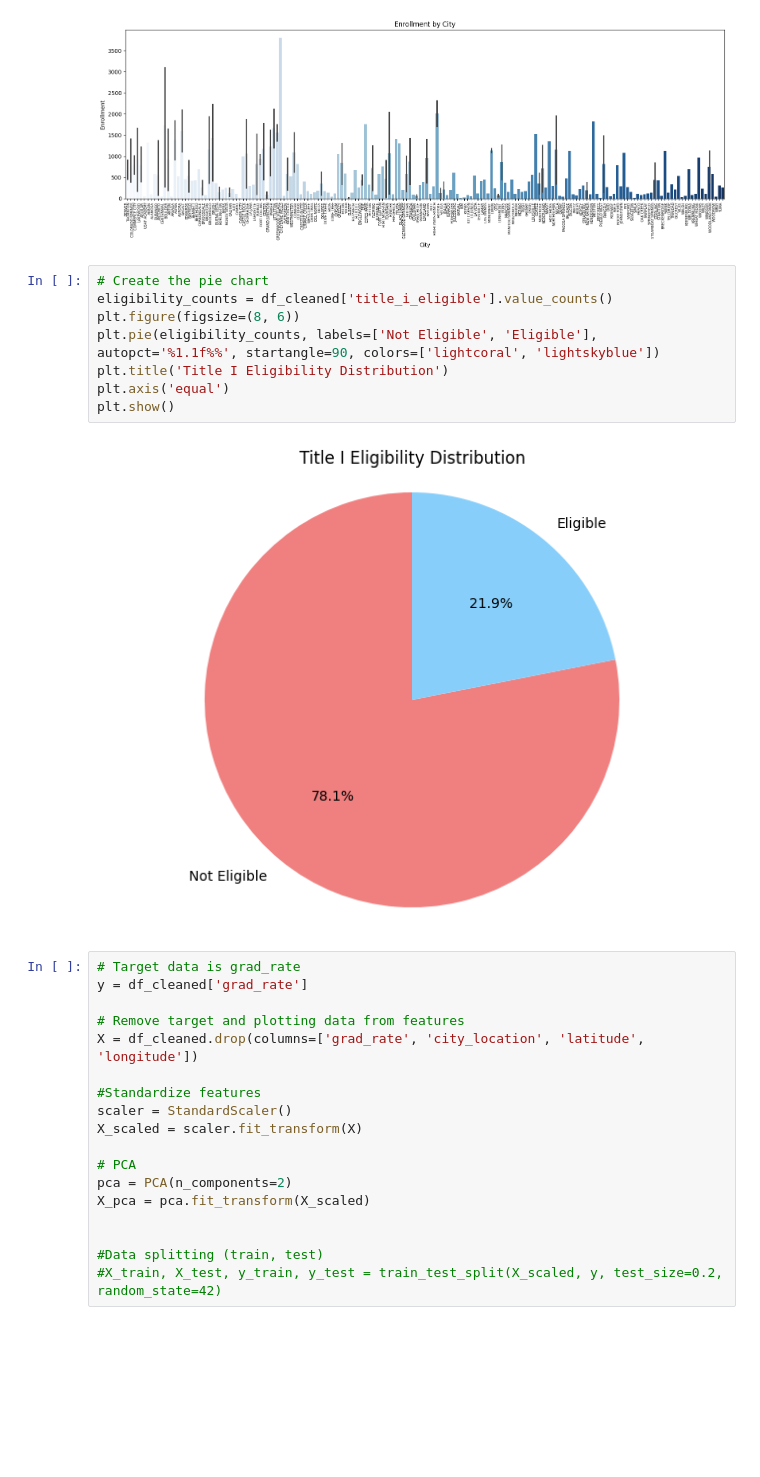
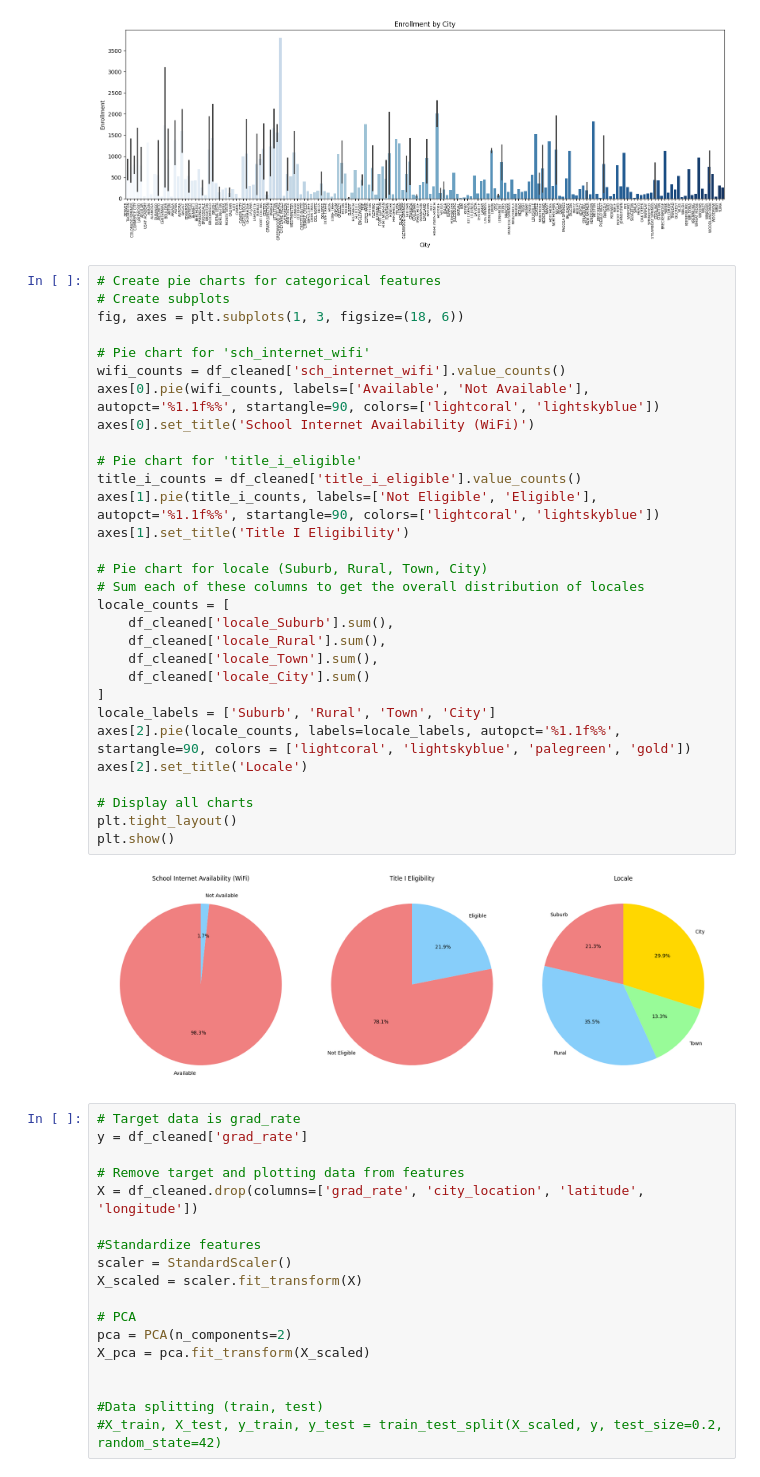
Before and after one commit to melody-gold/csci303_project, a Jupyter notebook: CSCI303_Semester_Proj.ipynb, the cells around one changed output. Drawn from its saved outputs; the diff is of its cells as text; blank space fills up the shorter version.

```diff
--- a/CSCI303_Semester_Proj.ipynb
+++ b/CSCI303_Semester_Proj.ipynb
@@ -180,16 +151,38 @@ plt.tight_layout()
 plt.show()
 # %% [output]
 [figure]
-# %%
-# Create the pie chart
-eligibility_counts = df_cleaned['title_i_eligible'].value_counts()
-plt.figure(figsize=(8, 6))
-plt.pie(eligibility_counts, labels=['Not Eligible', 'Eligible'], autopct='%1.1f%%', startangle=90, colors=['lightcoral', 'lightskyblue'])
-plt.title('Title I Eligibility Distribution')
-plt.axis('equal')
-plt.show()
-# %% [output]
-[figure, removed]
+# %%
+# Create pie charts for categorical features
+# Create subplots
+fig, axes = plt.subplots(1, 3, figsize=(18, 6))
+
+# Pie chart for 'sch_internet_wifi'
+wifi_counts = df_cleaned['sch_internet_wifi'].value_counts()
+axes[0].pie(wifi_counts, labels=['Available', 'Not Available'], autopct='%1.1f%%', startangle=90, colors=['lightcoral', 'lightskyblue'])
+axes[0].set_title('School Internet Availability (WiFi)')
+
+# Pie chart for 'title_i_eligible'
+title_i_counts = df_cleaned['title_i_eligible'].value_counts()
+axes[1].pie(title_i_counts, labels=['Not Eligible', 'Eligible'], autopct='%1.1f%%', startangle=90, colors=['lightcoral', 'lightskyblue'])
+axes[1].set_title('Title I Eligibility')
+
+# Pie chart for locale (Suburb, Rural, Town, City)
+# Sum each of these columns to get the overall distribution of locales
+locale_counts = [
+    df_cleaned['locale_Suburb'].sum(),
+    df_cleaned['locale_Rural'].sum(),
+    df_cleaned['locale_Town'].sum(),
+    df_cleaned['locale_City'].sum()
+]
+locale_labels = ['Suburb', 'Rural', 'Town', 'City']
+axes[2].pie(locale_counts, labels=locale_labels, autopct='%1.1f%%', startangle=90, colors = ['lightcoral', 'lightskyblue', 'palegreen', 'gold'])
+axes[2].set_title('Locale')
+
+# Display all charts
+plt.tight_layout()
+plt.show()
+# %% [output]
+[figure, added]
 # %%
 # Target data is grad_rate
 y = df_cleaned['grad_rate']
```
Also changed, not shown: parts of 4 cells of this notebook.
